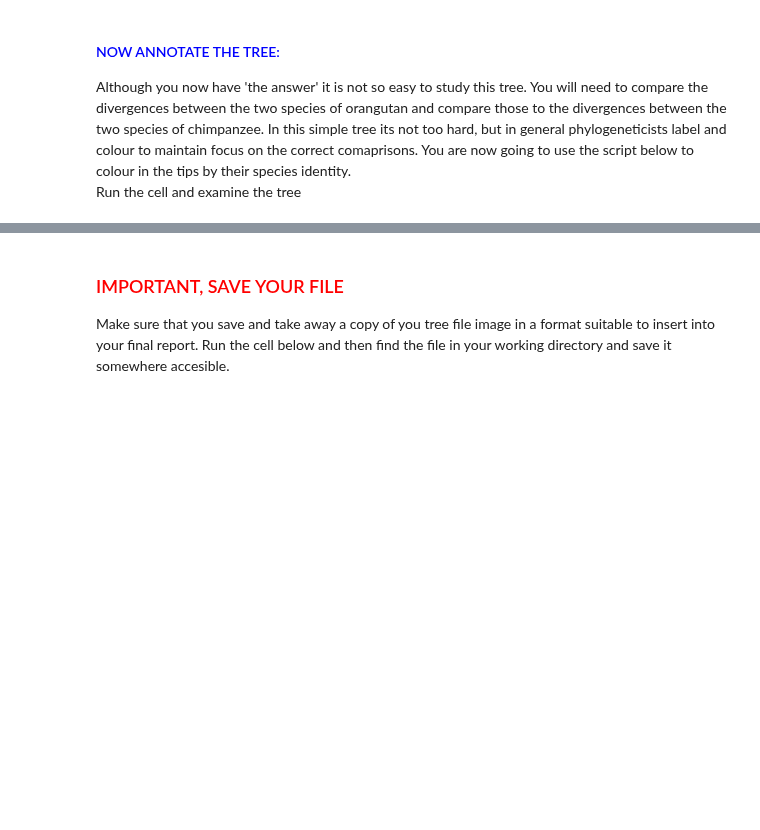
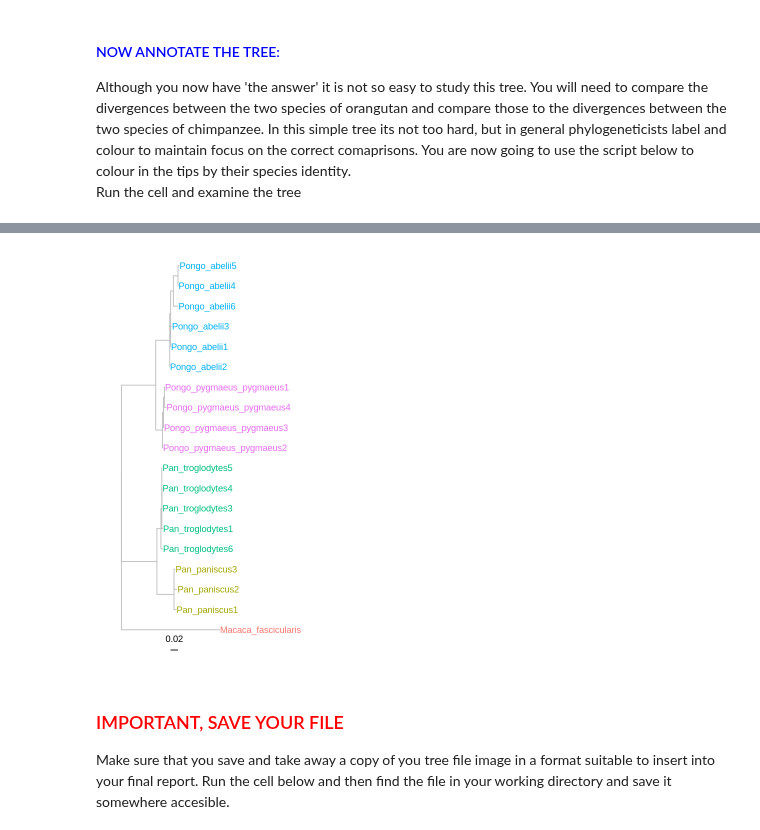
Before and after one commit to davelunt/phylo_practical, a Jupyter notebook: PhyloPractical.ipynb, the cells around one changed output, grey strips where cells are left out. Cells and saved outputs as stored; diff of their text form; code cells hidden in the pictures; blank space fills up the shorter version.

```diff
--- a/PhyloPractical.ipynb
+++ b/PhyloPractical.ipynb
@@ -247,7 +255,7 @@ groups = read.table("ape.tsv.txt",  # We import the metadata into a variable
                         stringsAsFactors = FALSE)  # Convert strings to factors
 
 
-apes = full_join(as_tibble(tree),
+apes = full_join(as_tibble(rooted_apes_tree),
                  groups,
                  by = c("label" = "Sequence"))
 
@@ -255,7 +263,8 @@ rooted_apes = root((as.treedata(apes)),
                     "Macaca_fascicularis",
                     resolve.root = TRUE)
 
-ggtree(rooted_apes, branch.length='none', color = "grey") +
+ggtree(rooted_apes, color = "grey") +
        geom_tiplab(aes(color = Species)) +
-       xlim(0, 12) + theme(legend.position = "none") +
+       xlim(0, 1) + theme(legend.position = "none") +
        geom_treescale(color = "black")
+# %% [output]
@@ -262,3 +275,4 @@ ggtree(rooted_apes, branch.length='none', color = "grey") +
+[figure, added]
 # %% [markdown]
 <h3><font color=red>IMPORTANT, SAVE YOUR FILE</font></h3>
 Make sure that you save and take away a copy of you tree file image in a format suitable to insert into your final report. Run the cell below and then find the file in your working directory and save it somewhere accesible.
```
Also changed, not shown: parts of 7 cells of this notebook.
